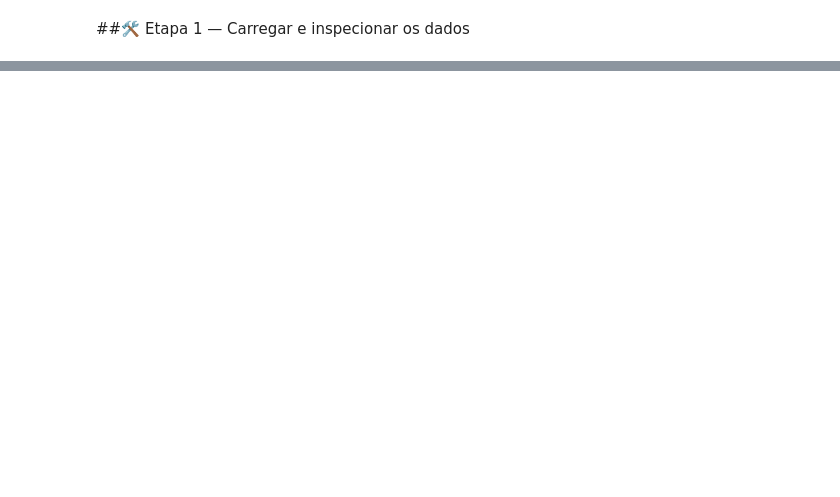
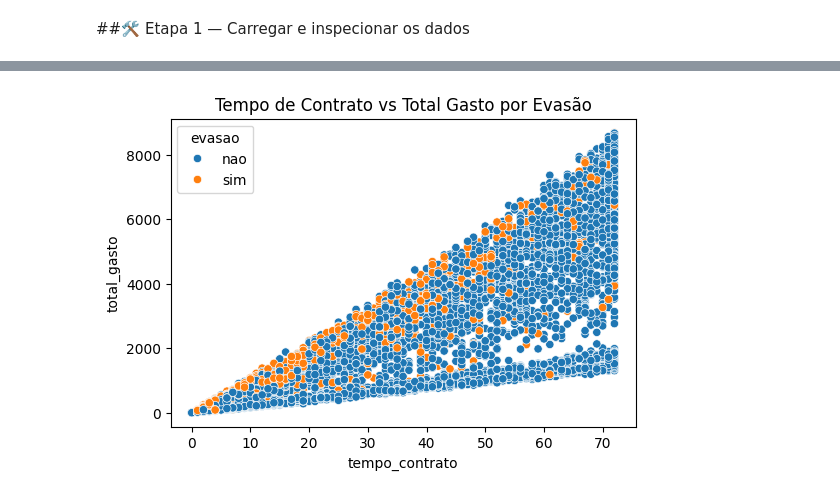
Before and after one commit to gabrielhenriquess/TelecomX_II, a Jupyter notebook: TelecomX_II.ipynb, the cells around one changed output, grey strips where cells are left out. Saved outputs shown, nothing was run; the diff lists cells and outputs as text; code cells hidden in the pictures; blank space fills up the shorter version.

```diff
--- a/TelecomX_II.ipynb
+++ b/TelecomX_II.ipynb
@@ -27,0 +57,8 @@ df.head()
+# %%
+# 3. Scatter plot: Tempo de contrato vs Total gasto
+plt.figure(figsize=(6,4))
+sns.scatterplot(data=df, x='tempo_contrato', y='total_gasto', hue='evasao')
+plt.title("Tempo de Contrato vs Total Gasto por Evasão")
+plt.show()
+# %% [output]
+[figure, added]
```
Also changed, not shown: parts of 60 cells of this notebook.
